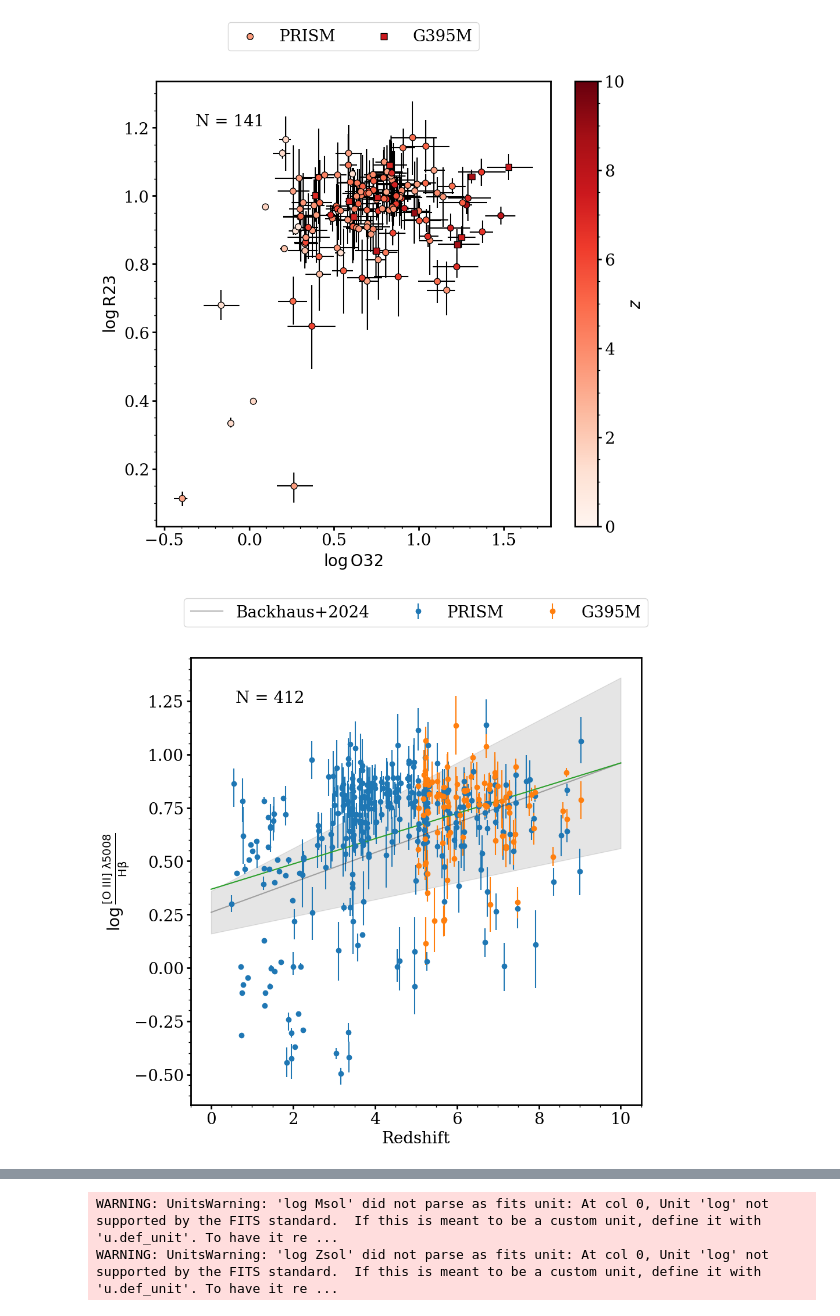
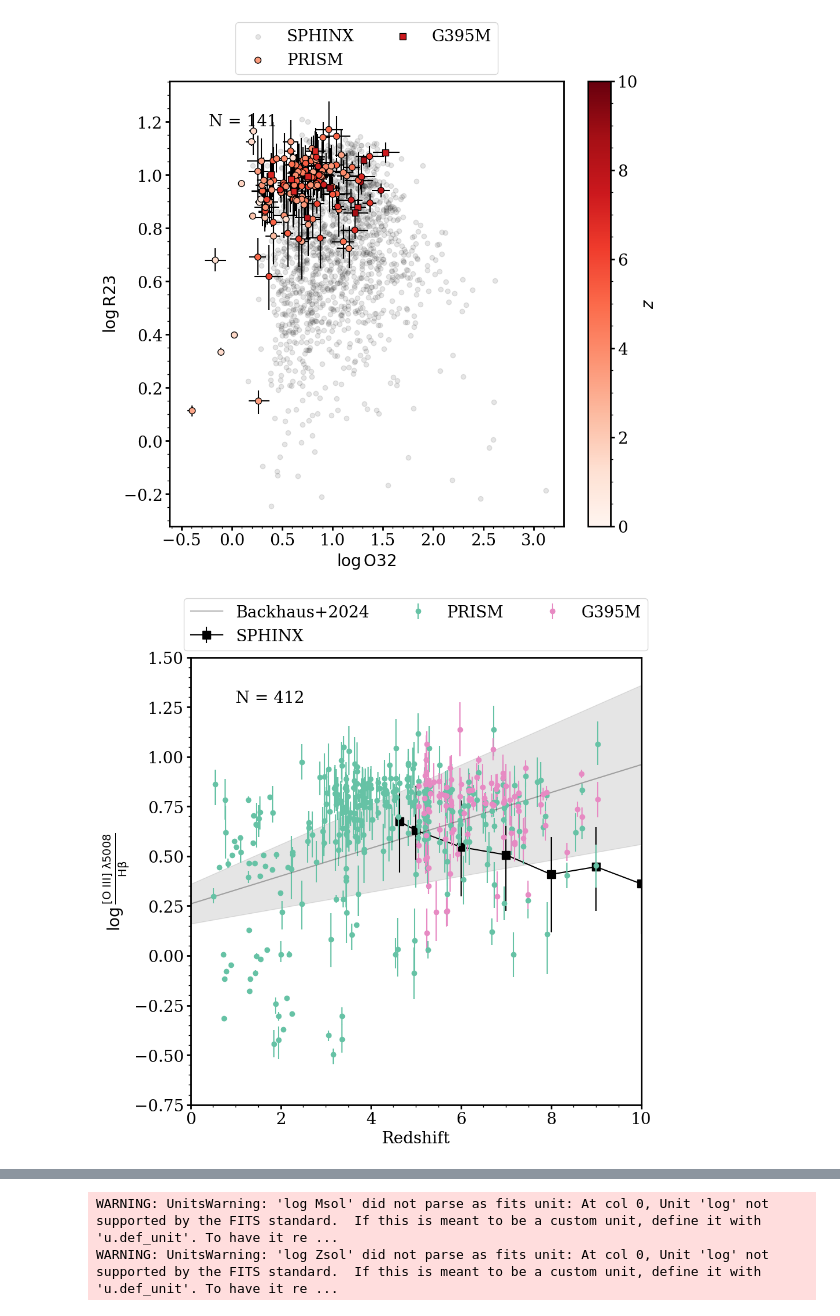
Before and after one commit to njcleri/RUBIES_ionization_conditions, a Jupyter notebook: ionization_conditions_zach.ipynb, the cells around one changed output, grey strips where cells are left out. Drawn from its saved outputs; the diff is of its cells as text; code cells hidden in the pictures.

```diff
--- a/ionization_conditions_zach.ipynb
+++ b/ionization_conditions_zach.ipynb
@@ -1,18 +1,32 @@
 # %%
+from pathlib import Path
 import numpy as np
 import pandas as pd
 from matplotlib import pyplot as plt
 from matplotlib.gridspec import GridSpec
 import seaborn as sns
-from astropy.io import fits
-from pathlib import Path
 from astropy.table import Table
 from nikkos_tools import stat_functions as sf
-from nikkos_tools import physics_functions as pf
-from nikkos_tools.spectrum_tools import line_data, display_lines
+from nikkos_tools import miscellaneous_functions as mf
+import data_management
 
-import data_management
+SPHINX_DATA = Path('/Users/njc5787/Research/SPHINX-20-data/data').resolve()
 RUBIES_DATA = Path('../data').resolve()
 FIGURES = Path('./figures').resolve()
+
+LINE_SIGNAL_TO_NOISE = 3
+
 RUBY_HEXCODE = '#E0115F'
 GRATING_COLORS = [RUBY_HEXCODE, 'k']
+COLORS = mf.generate_colors_from_colormap('Set2', 8)
+PRISM_COLOR = COLORS[0]
+G395M_COLOR = COLORS[3]
+
+LINE_COLORS = mf.generate_colors_from_colormap('Dark2', 8)
+OII_COLOR = LINE_COLORS[0]
+NEIII_COLOR = LINE_COLORS[1]
+HB_COLOR = LINE_COLORS[2]
+OIII_4959_COLOR = LINE_COLORS[3]
+OIII_5007_COLOR = LINE_COLORS[4]
+HA_COLOR = LINE_COLORS[5]
+SII_COLOR = LINE_COLORS[5]
@@ -18,0 +98,3 @@ GRATING_COLORS = [RUBY_HEXCODE, 'k']
+# %%
+z_sphinx = sphinxdf['redshift'].unique()
+z_sphinx
@@ -180,5 +314,7 @@ plt.show()
 # %%
 plt.figure(figsize=(11,10))
+plt.scatter(np.log10(O32_sphinx), np.log10(R23_sphinx), c='k', alpha=0.1, label='SPHINX')
+
 plt.errorbar(x=np.log10(R23df_prism.O32), y=np.log10(R23df_prism.R23),
              xerr=[sf.propagate_uncertainty_log10(R23df_prism.O32,R23df_prism.O32_ERR_16), sf.propagate_uncertainty_log10(R23df_prism.O32,R23df_prism.O32_ERR_84)],
              yerr=[sf.propagate_uncertainty_log10(R23df_prism.R23,R23df_prism.R23_ERR_16), sf.propagate_uncertainty_log10(R23df_prism.R23,R23df_prism.R23_ERR_84)],
@@ -192,6 +328,7 @@ plt.errorbar(x=np.log10(R23df_g395m.O32), y=np.log10(R23df_g395m.R23),
 plt.scatter(x=np.log10(R23df_g395m.O32), y=np.log10(R23df_g395m.R23),
              marker='s', ec='k', c=R23df_g395m.z_g395m, cmap='Reds', vmin=0, vmax=10, s=60, label='G395M')
 
+
 # a, b = np.polyfit(O32df_prism.z_prism, O32df_prism.Oiii_5007_prism/O32df_prism.Oii_3727_prism, 1)
 # plt.plot(np.linspace(0,10,1000), a*np.linspace(0,10,1000)+b, label=f'O32 = {np.round(a, 1)}z + {np.round(b, 1)}')
 
@@ -204,34 +341,36 @@ plt.legend(loc='upper center', bbox_to_anchor=(0.5, 1.15), ncols=2)
 plt.savefig(FIGURES.joinpath('R23_O32.pdf'))
 plt.show()
 # %% [output]
-[figure, old version]
+[figure, new version]
 # %%
 plt.figure(figsize=(10,10))
+plt.errorbar(x=z_sphinx, y=log_OIII_Hb_sphinx, yerr=[log_OIII_Hb_sphinx_16, log_OIII_Hb_sphinx_84], ms=10, marker='s', c='k', zorder=-9, label='SPHINX')
+
 plt.errorbar(x=O3Hbdf_prism.z_prism, y=np.log10(O3Hbdf_prism.OIII_Hb),
              yerr=[sf.propagate_uncertainty_log10(O3Hbdf_prism.OIII_Hb,O3Hbdf_prism.OIII_Hb_ERR_16), sf.propagate_uncertainty_log10(O3Hbdf_prism.OIII_Hb,O3Hbdf_prism.OIII_Hb_ERR_84)],
-             ls='None', marker='o', label='PRISM')
+             ls='None', color=PRISM_COLOR, marker='o', label='PRISM')
 
 plt.errorbar(x=O3Hbdf_g395m.z_g395m, y=np.log10(O3Hbdf_g395m.OIII_Hb),
              yerr=[sf.propagate_uncertainty_log10(O3Hbdf_g395m.OIII_Hb,O3Hbdf_g395m.OIII_Hb_ERR_16), sf.propagate_uncertainty_log10(O3Hbdf_g395m.OIII_Hb,O3Hbdf_g395m.OIII_Hb_ERR_84)],
-             ls='None', marker='o', label='G395M')
+             ls='None', color=G395M_COLOR, marker='o', label='G395M')
 
 z = np.linspace(0,10,1000)
 plt.fill_between(z, 0.04*z + 0.16, 0.10*z + 0.36, color='k', alpha=0.1)
 plt.plot(z, 0.07*z + 0.26, color='k', alpha=0.3, label='Backhaus+2024')
 
-a, b = np.polyfit(O3Hbdf_prism.z_prism, np.log10(O3Hbdf_prism.OIII_Hb), 1)
-plt.plot(np.linspace(0,10,1000), a*np.linspace(0,10,1000)+b)
+# a, b = np.polyfit(O3Hbdf_prism.z_prism, np.log10(O3Hbdf_prism.OIII_Hb), 1)
+# plt.plot(np.linspace(0,10,1000), a*np.linspace(0,10,1000)+b)
 
 plt.annotate(f'N = {len(O3Hbdf_prism)+len(O3Hbdf_g395m)}', xy=(0.1, 0.9), xycoords='axes fraction')
 plt.xlabel('Redshift')
 plt.ylabel(r'$\log\frac{\rm{[O~III]}~\lambda5008}{\rm{H}\beta}$')
 # plt.yscale('log')
-# plt.axis([0, 10, 10**-1, 10**2])
+plt.axis([0, 10, -0.75, 1.5])
 plt.legend(loc='upper center', bbox_to_anchor=(0.5, 1.15), ncols=3)
 plt.savefig(FIGURES.joinpath('OIIIHb_z.pdf'))
 plt.show()
 # %% [output]
-[figure, old version]
+[figure, new version]
 # %%
 fig = plt.figure(figsize=(10,10))
 gs = GridSpec(nrows=10, ncols=10)
```
Also changed, not shown: parts of 18 cells of this notebook, 13 other files.
